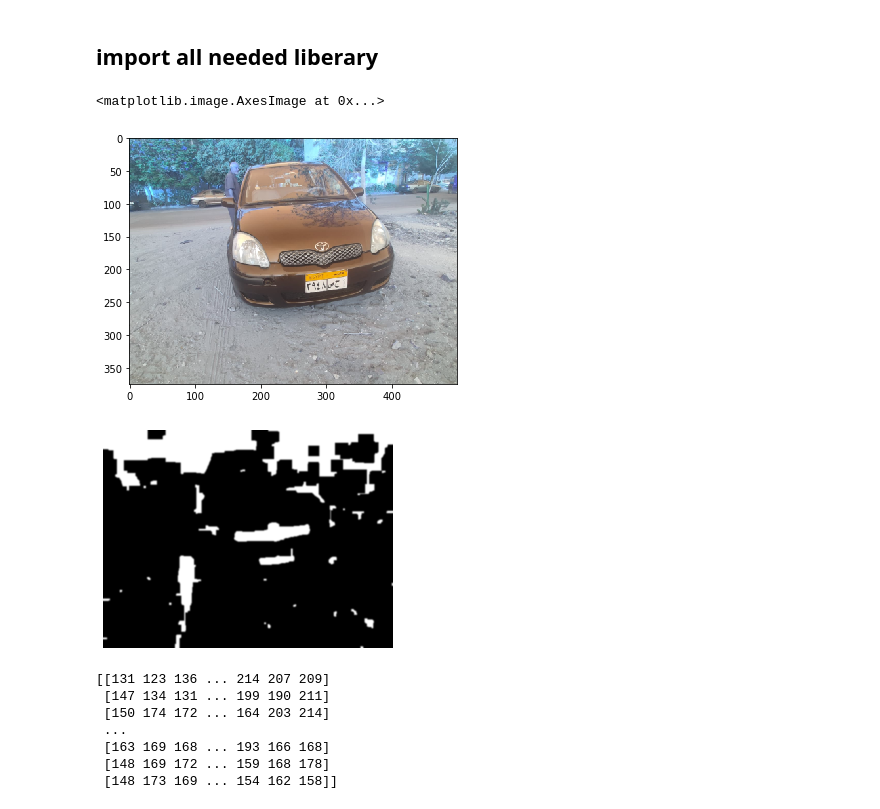
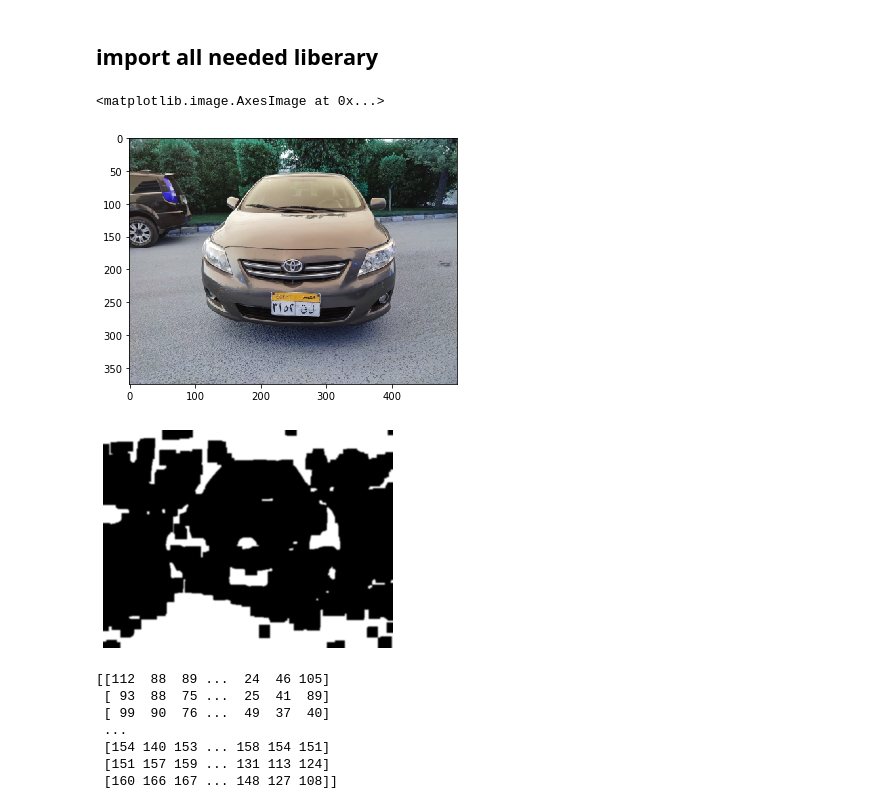
Before and after one commit to Yousif-Ahmed/License-Plate-RecognitionSystem, a Jupyter notebook: model.ipynb, the cells around one changed output. Saved outputs shown, nothing was run; the diff lists cells and outputs as text; code cells hidden in the pictures.

```diff
--- a/model.ipynb
+++ b/model.ipynb
@@ -20,12 +20,12 @@ from skimage.exposure import histogram
 from matplotlib.pyplot import bar
 import ArabicOcr
 # %%
-img_data1 =cv2.imread("dataset\data23.jpeg")
+img_data1 =cv2.imread("dataset\data13.jpeg")
 img_data1 = imutils.resize(img_data1 , width = 500)
 io.imshow(img_data1)
 # %% [output]
 <matplotlib.image.AxesImage at 0x...>
-[figure, old version]
+[figure, new version]
 # %%
 def show_image (img):
     fig = plt.figure()
@@ -95,11 +95,11 @@ show_image(preprocessed_img)
 io.imsave('result1.jpg' , preprocessed_img)
 print(gray_img)
 # %% [output]
-[figure, old version]
+[figure, new version]
-[[131 123 136 ... 214 207 209]
- [147 134 131 ... 199 190 211]
- [150 174 172 ... 164 203 214]
+[[112  88  89 ...  24  46 105]
+ [ 93  88  75 ...  25  41  89]
+ [ 99  90  76 ...  49  37  40]
  ...
- [163 169 168 ... 193 166 168]
- [148 169 172 ... 159 168 178]
- [148 173 169 ... 154 162 158]]
+ [154 140 153 ... 158 154 151]
+ [151 157 159 ... 131 113 124]
+ [160 166 167 ... 148 127 108]]
```
Also changed, not shown: parts of 5 cells of this notebook, 2 other files.
